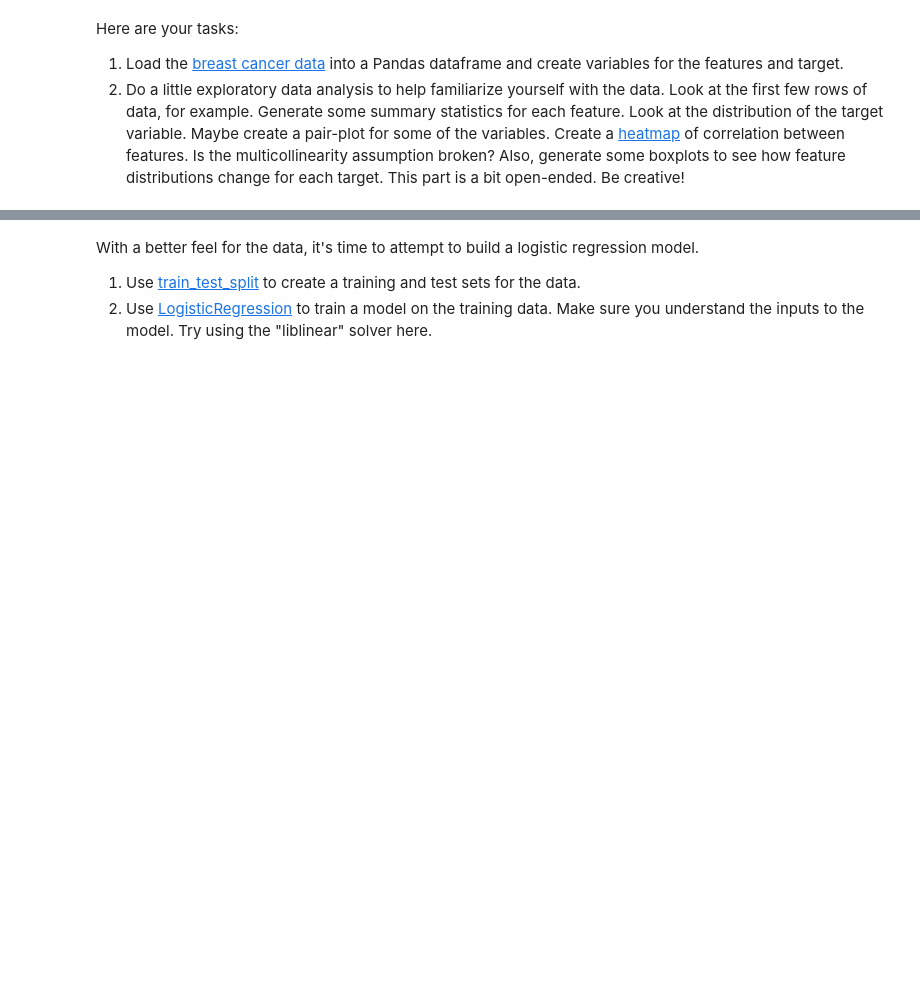
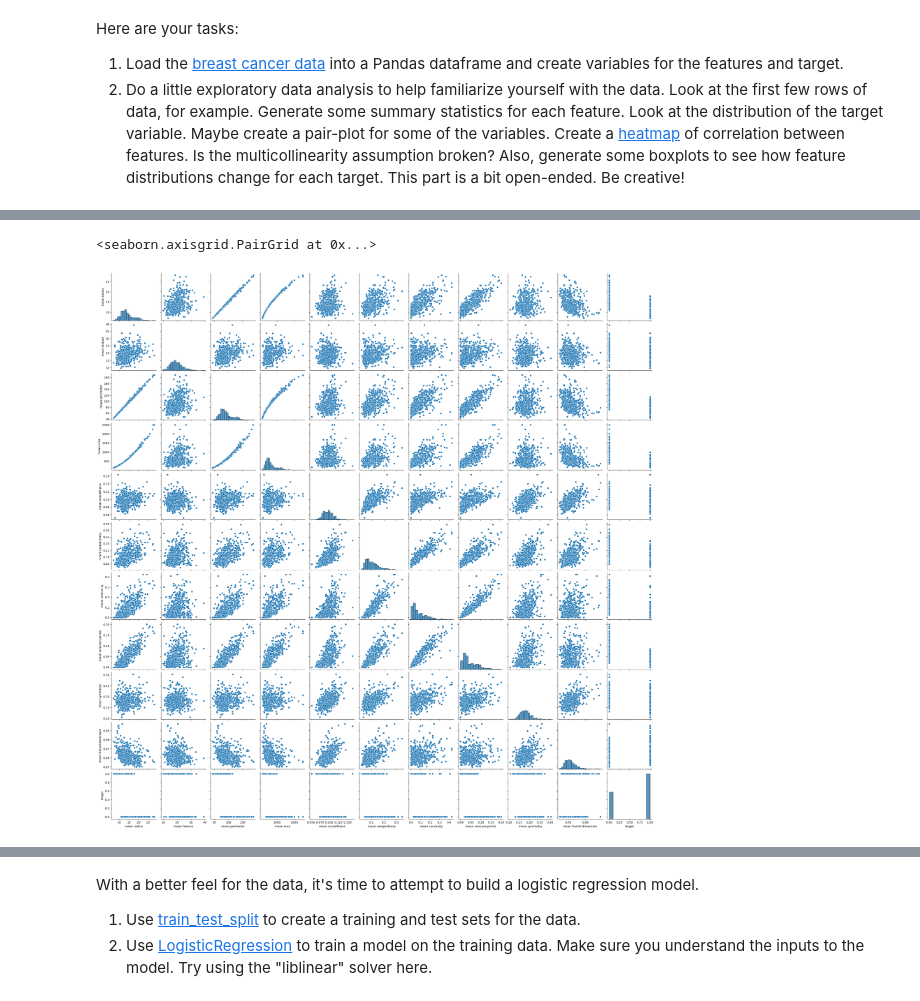
Before and after one commit to FranciscoNav/springboard, a Jupyter notebook: Student_MLE_MiniProject_Logistic_Regression.ipynb, the cells around one changed output, grey strips where cells are left out. Saved outputs shown, nothing was run; the diff lists cells and outputs as text; code cells hidden in the pictures; blank space fills up the shorter version.

```diff
--- a/Student_MLE_MiniProject_Logistic_Regression.ipynb
+++ b/Student_MLE_MiniProject_Logistic_Regression.ipynb
@@ -84,2 +101,10 @@ df.head()
+# %%
+# Create a pairplot for the first few features
+
+mean_features = df.loc[:,['mean radius','mean texture','mean perimeter','mean area','mean smoothness','mean compactness','mean concavity','mean concave points','mean symmetry','mean fractal dimension','target']]
+sns.pairplot(mean_features)
+# %% [output]
+<seaborn.axisgrid.PairGrid at 0x...>
+[figure, added]
 # %%
 # Create a correlation coefficeint heatmap
```
Also changed, not shown: parts of 20 cells of this notebook.
